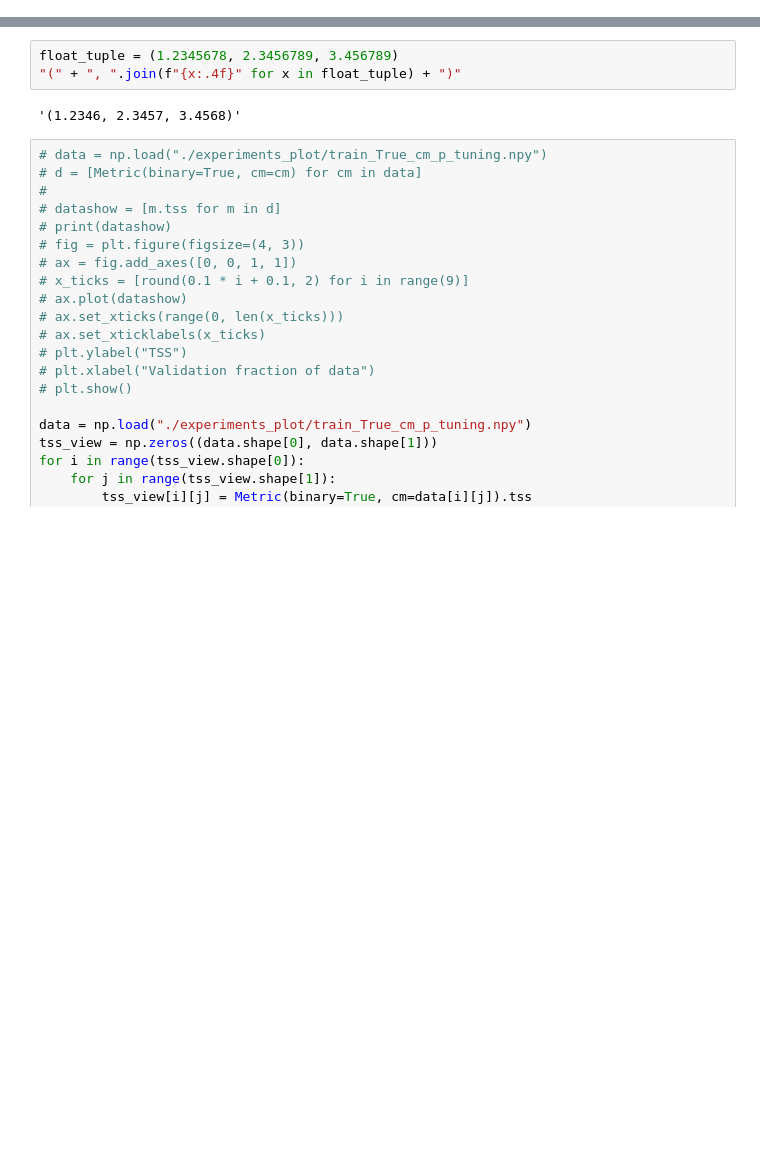
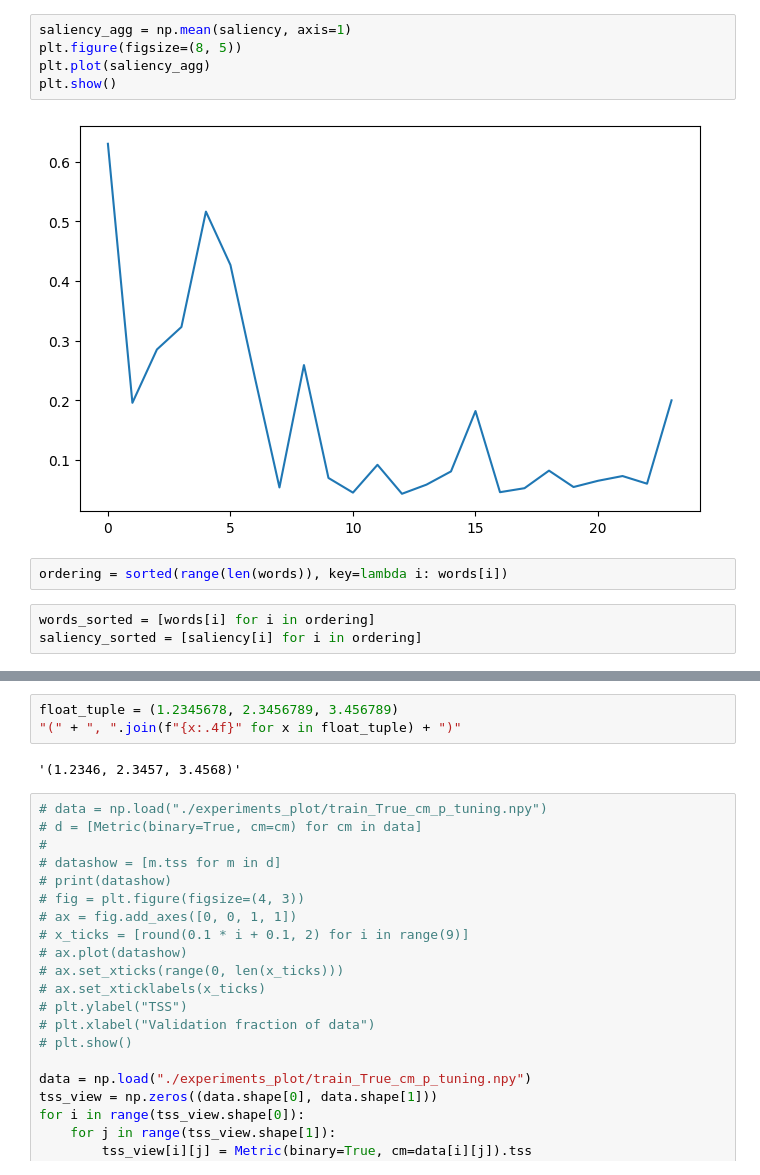
Before and after one commit to foumani/solar_flare_cnn, a Jupyter notebook: tuning_plotting.ipynb, the cells around one changed output, grey strips where cells are left out. Saved outputs shown, nothing was run; the diff lists cells and outputs as text; blank space fills up the shorter version.

```diff
--- a/tuning_plotting.ipynb
+++ b/tuning_plotting.ipynb
@@ -4,0 +45,12 @@ import numpy as np
+# %%
+saliency_agg = np.mean(saliency, axis=1)
+plt.figure(figsize=(8, 5))
+plt.plot(saliency_agg)
+plt.show()
+# %% [output]
+[figure, added]
+# %%
+ordering = sorted(range(len(words)), key=lambda i: words[i])
+# %%
+words_sorted = [words[i] for i in ordering]
+saliency_sorted = [saliency[i] for i in ordering]
```
Also changed, not shown: parts of 9 cells of this notebook, 14 other files.
